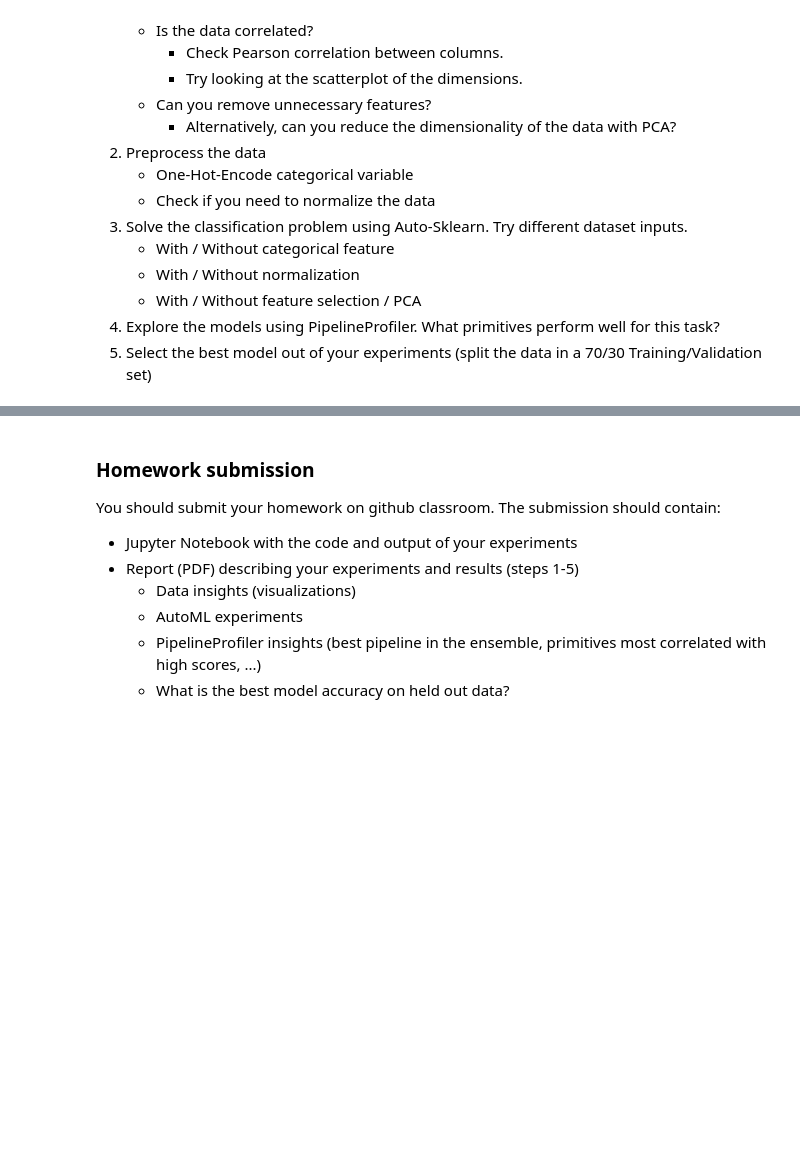
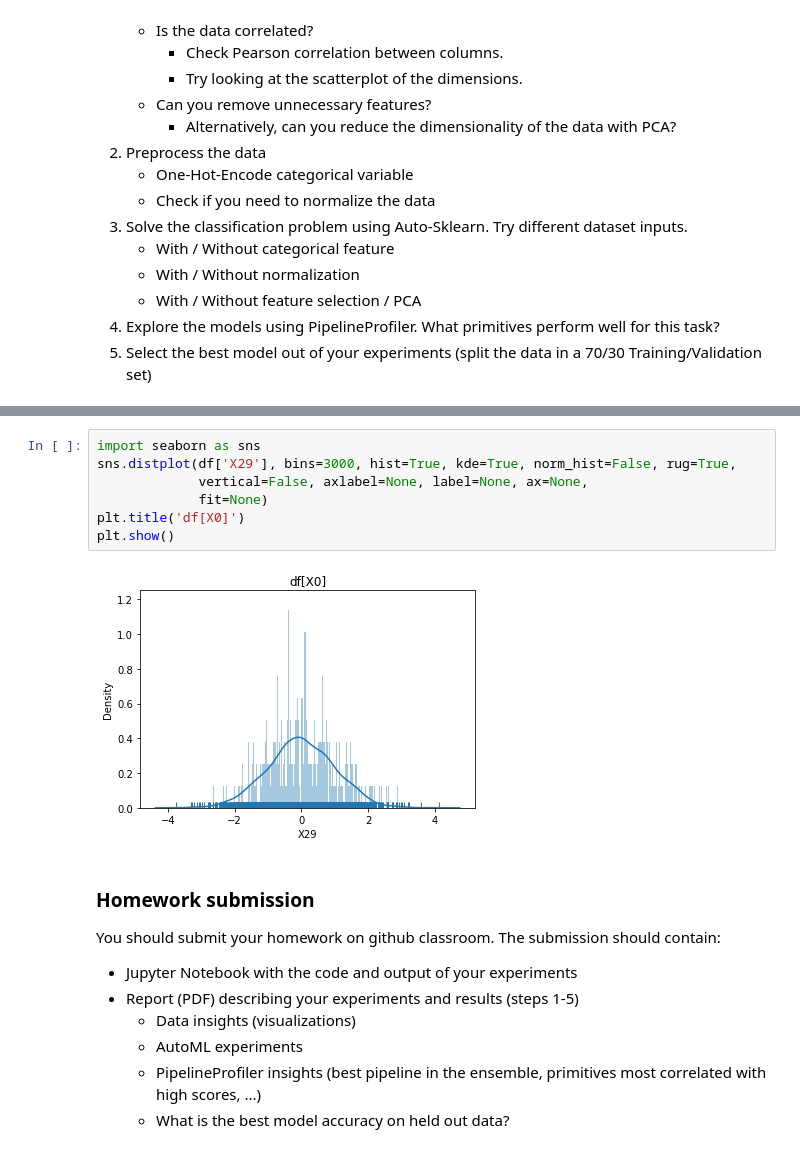
Before and after one commit to yeb2Binfang/CS_9223_Visualization_for_ML, a Jupyter notebook: HW/HW2/HW2-MLChallenge.ipynb, the cells around one changed output, grey strips where cells are left out. Saved outputs shown, nothing was run; the diff lists cells and outputs as text; blank space fills up the shorter version.

```diff
--- a/HW/HW2/HW2-MLChallenge.ipynb
+++ b/HW/HW2/HW2-MLChallenge.ipynb
@@ -40,3 +82,12 @@ In order to create this model, you will have to:
+# %%
+import seaborn as sns
+sns.distplot(df['X29'], bins=3000, hist=True, kde=True, norm_hist=False, rug=True,
+             vertical=False, axlabel=None, label=None, ax=None,
+             fit=None)
+plt.title('df[X0]')
+plt.show()
+# %% [output]
+[figure, added]
 # %% [markdown]
 ### Homework submission
 
```
Also changed, not shown: parts of 8 cells of this notebook.
